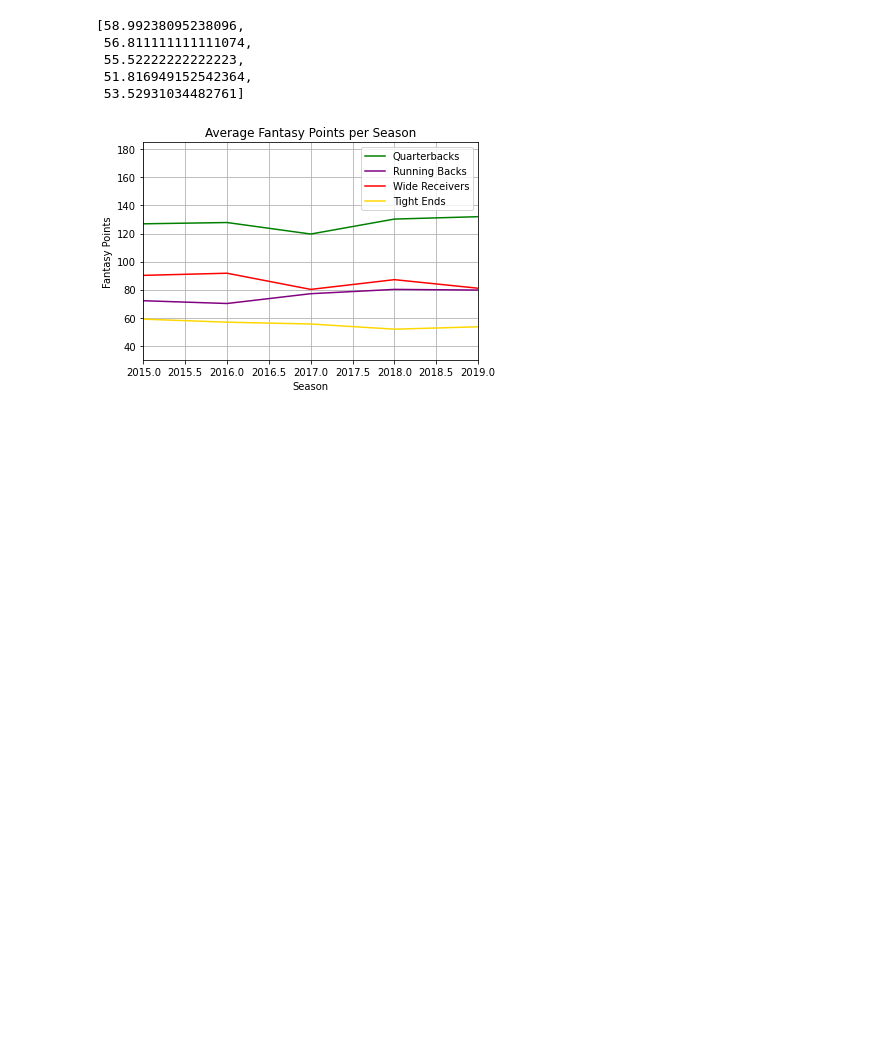
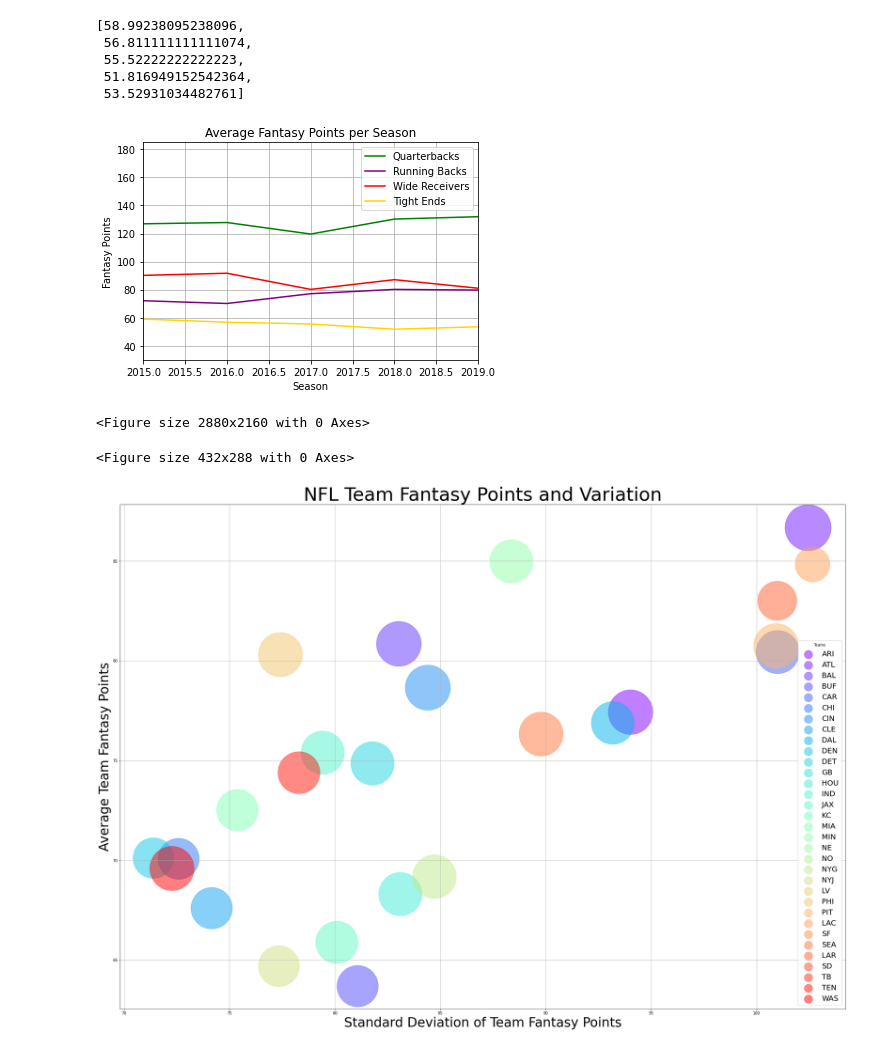
Before and after one commit to tiffanyharris711/pandasy-football, a Jupyter notebook: Pandamonium/Position_Yearly_Points.ipynb, the cells around one changed output. Drawn from its saved outputs; the diff is of its cells as text; code cells hidden in the pictures; blank space fills up the shorter version.

Commit message:
Charts and code final version upload

```diff
--- a/Pandamonium/Position_Yearly_Points.ipynb
+++ b/Pandamonium/Position_Yearly_Points.ipynb
@@ -72,0 +44,3 @@ merged_df.loc[merged_df["Player"]=="Dak Prescott"]
+# %%
+csvfileMP = "./Resources/MergedPlayers.csv"
+merged_df = pd.read_csv(csvfileMP)
@@ -146,7 +129,7 @@ TE_points
  51.816949152542364,
  53.52931034482761]
 # %%
-time = np.arange(2015,2020,1).astype(int)
+time = np.arange(2015,2020,1)
 QBs, = plt.plot(time, QB_points, color = "green", label = "Quarterbacks")
 RBs, = plt.plot(time, RB_points, color = "purple", label = "Running Backs")
 WRs, = plt.plot(time, WR_points, color = "red", label = "Wide Receivers")
@@ -158,6 +141,46 @@ plt.xlim(2015,2019)
 plt.ylim(30,185)
 plt.legend(handles=[QBs, RBs, WRs, TEs], loc="upper right")
 plt.grid()
+plt.figure(figsize = (40,30))
 plt.show()
+plt.savefig('C:\\Users\\goooo\Git\\pandasy-football-main\\pandasy-football\\Pandamonium\\positionpts.png')
 # %% [output]
 [figure]
+<Figure size 2880x2160 with 0 Axes>
+<Figure size 432x288 with 0 Axes>
+# %%
+plt.figure(figsize = (35,25))
+
+Teams = ['ARI','ATL','BAL','BUF','CAR','CHI','CIN','CLE','DAL','DEN','DET','GB','HOU','IND',
+        'JAX','KC','MIA','MIN','NE','NO','NYG','NYJ','LV','PHI','PIT','LAC','SF','SEA',
+        'LAR','SD','TB','TEN','WAS']
+counter = 0
+
+colors = iter(cm.rainbow(np.linspace(0, 1, len(Teams))))
+
+for team in Teams:
+    plt.scatter(merged_df.loc[merged_df["Team"]==Teams[counter]].groupby("Team")["FantasyPoints"].std(),\
+                merged_df.loc[merged_df["Team"]==Teams[counter]].groupby("Team")["FantasyPoints"].mean(),\
+                s=merged_df.loc[merged_df["Team"]==Teams[counter]].groupby("Team")["FantasyPoints"].sum()*2,\
+                marker="o",alpha=.5, color=next(colors), label=Teams[counter])
+    counter +=1
+
+# Incorporate the other graph properties
+plt.title("NFL Team Fantasy Points and Variation", size =50)
+plt.ylabel("Average Team Fantasy Points", size =35)
+plt.xlabel("Standard Deviation of Team Fantasy Points", size = 35)
+plt.grid(True)
+
+#The below makes the legend bubbles all the same size
+Numbers = np.arange(0,33,1)
+
+# Create a legend
+lgnd = plt.legend(loc= "lower right", scatterpoints = 1, fontsize = 20, title="Teams")
+
+for number in Numbers:
+    lgnd.legendHandles[number]._sizes = [500]
+
+
+plt.savefig('C:\\Users\\goooo\Git\\pandasy-football-main\\pandasy-football\\Pandamonium\\fantasybubble.png')
+# %% [output]
+[figure, added]
```
Also changed, not shown: parts of 5 cells of this notebook, 3 other files.
